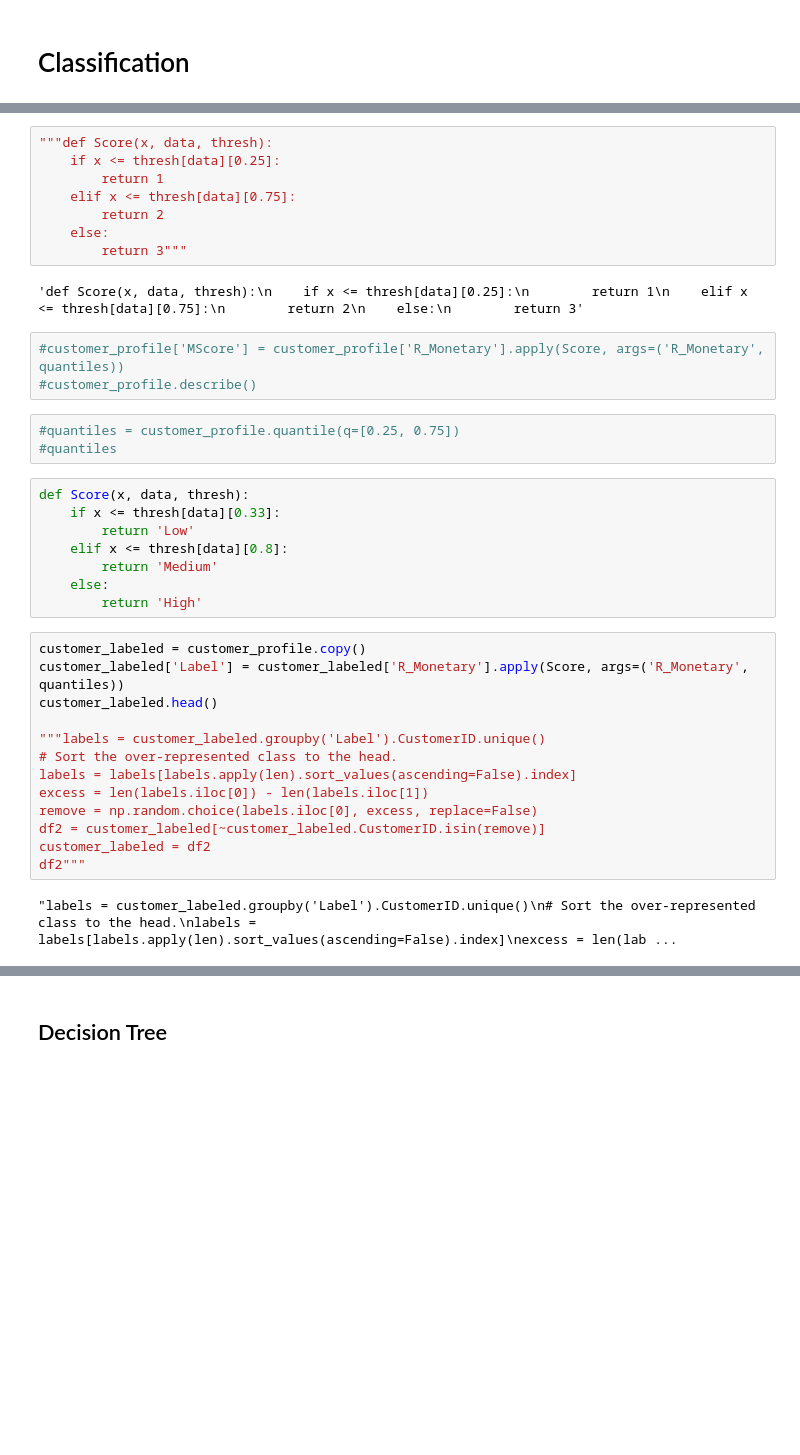
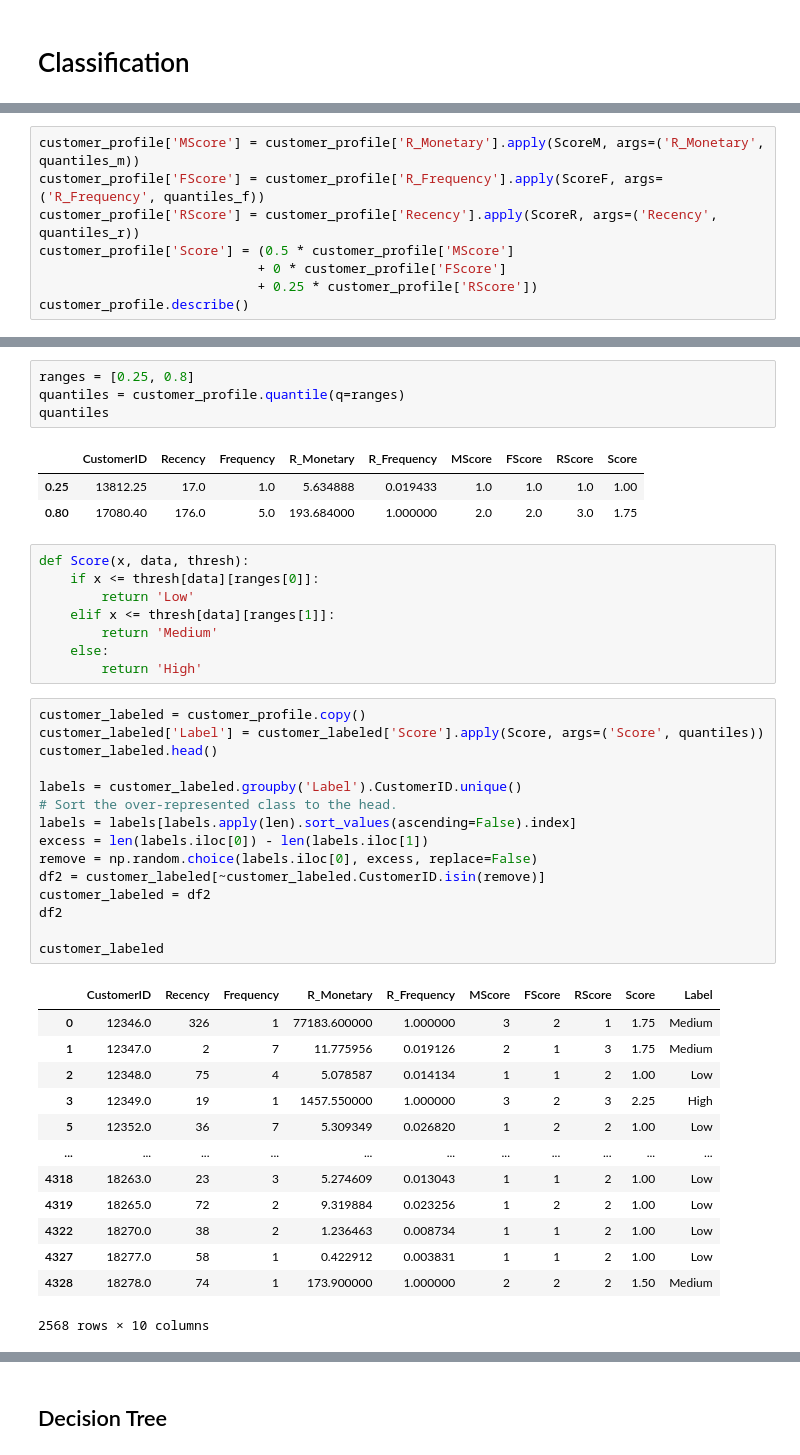
Before and after one commit to michelezoncheddu/data-mining-project, a Jupyter notebook: customers.ipynb, the cells around one changed output, grey strips where cells are left out. Cells and saved outputs as stored; diff of their text form; blank space fills up the shorter version.

```diff
--- a/customers.ipynb
+++ b/customers.ipynb
@@ -581,0 +623,8 @@ quantiles
+# %%
+customer_profile['MScore'] = customer_profile['R_Monetary'].apply(ScoreM, args=('R_Monetary', quantiles_m))
+customer_profile['FScore'] = customer_profile['R_Frequency'].apply(ScoreF, args=('R_Frequency', quantiles_f))
+customer_profile['RScore'] = customer_profile['Recency'].apply(ScoreR, args=('Recency', quantiles_r))
+customer_profile['Score'] = (0.5 * customer_profile['MScore']
+                            + 0 * customer_profile['FScore']
+                            + 0.25 * customer_profile['RScore'])
+customer_profile.describe()
@@ -582,42 +641,48 @@ quantiles
+# %%
+ranges = [0.25, 0.8]
+quantiles = customer_profile.quantile(q=ranges)
+quantiles
+# %% [output]
+|  | CustomerID | Recency | Frequency | R_Monetary | R_Frequency | MScore | FScore | RScore | Score |
+| 0.25 | 13812.25 | 17.0 | 1.0 | 5.634888 | 0.019433 | 1.0 | 1.0 | 1.0 | 1.00 |
+| 0.80 | 17080.40 | 176.0 | 5.0 | 193.684000 | 1.000000 | 2.0 | 2.0 | 3.0 | 1.75 |
 # %%
-"""def Score(x, data, thresh):
-    if x <= thresh[data][0.25]:
-        return 1
-    elif x <= thresh[data][0.75]:
-        return 2
+def Score(x, data, thresh):
+    if x <= thresh[data][ranges[0]]:
+        return 'Low'
+    elif x <= thresh[data][ranges[1]]:
+        return 'Medium'
     else:
-        return 3"""
+        return 'High'
-# %% [output]
-'def Score(x, data, thresh):\n    if x <= thresh[data][0.25]:\n        return 1\n    elif x <= thresh[data][0.75]:\n        return 2\n    else:\n        return 3'
-# %%
-#customer_profile['MScore'] = customer_profile['R_Monetary'].apply(Score, args=('R_Monetary', quantiles))
-#customer_profile.describe()
-# %%
-#quantiles = customer_profile.quantile(q=[0.25, 0.75])
-#quantiles
-# %%
-def Score(x, data, thresh):
-    if x <= thresh[data][0.33]:
-        return 'Low'
-    elif x <= thresh[data][0.8]:
-        return 'Medium'
-    else:
-        return 'High'
 # %%
 customer_labeled = customer_profile.copy()
-customer_labeled['Label'] = customer_labeled['R_Monetary'].apply(Score, args=('R_Monetary', quantiles))
+customer_labeled['Label'] = customer_labeled['Score'].apply(Score, args=('Score', quantiles))
 customer_labeled.head()
 
-"""labels = customer_labeled.groupby('Label').CustomerID.unique()
+labels = customer_labeled.groupby('Label').CustomerID.unique()
 # Sort the over-represented class to the head.
 labels = labels[labels.apply(len).sort_values(ascending=False).index]
 excess = len(labels.iloc[0]) - len(labels.iloc[1])
 remove = np.random.choice(labels.iloc[0], excess, replace=False)
 df2 = customer_labeled[~customer_labeled.CustomerID.isin(remove)]
 customer_labeled = df2
-df2"""
+df2
+
+customer_labeled
 # %% [output]
+|  | CustomerID | Recency | Frequency | R_Monetary | R_Frequency | MScore | FScore | RScore | Score | Label |
+| 0 | 12346.0 | 326 | 1 | 77183.600000 | 1.000000 | 3 | 2 | 1 | 1.75 | Medium |
+| 1 | 12347.0 | 2 | 7 | 11.775956 | 0.019126 | 2 | 1 | 3 | 1.75 | Medium |
+| 2 | 12348.0 | 75 | 4 | 5.078587 | 0.014134 | 1 | 1 | 2 | 1.00 | Low |
+| 3 | 12349.0 | 19 | 1 | 1457.550000 | 1.000000 | 3 | 2 | 3 | 2.25 | High |
+| 5 | 12352.0 | 36 | 7 | 5.309349 | 0.026820 | 1 | 2 | 2 | 1.00 | Low |
+| ... | ... | ... | ... | ... | ... | ... | ... | ... | ... | ... |
+| 4318 | 18263.0 | 23 | 3 | 5.274609 | 0.013043 | 1 | 1 | 2 | 1.00 | Low |
+| 4319 | 18265.0 | 72 | 2 | 9.319884 | 0.023256 | 1 | 2 | 2 | 1.00 | Low |
+| 4322 | 18270.0 | 38 | 2 | 1.236463 | 0.008734 | 1 | 1 | 2 | 1.00 | Low |
+| 4327 | 18277.0 | 58 | 1 | 0.422912 | 0.003831 | 1 | 1 | 2 | 1.00 | Low |
+| 4328 | 18278.0 | 74 | 1 | 173.900000 | 1.000000 | 2 | 2 | 2 | 1.50 | Medium |
-"labels = customer_labeled.groupby('Label').CustomerID.unique()\n# Sort the over-represented class to the head.\nlabels = labels[labels.apply(len).sort_values(ascending=False).index]\nexcess = len(lab ...
+2568 rows × 10 columns
 # %%
 # Function to discretize the variables
 # Input: the dataset and the list of variables' names to discretize
```
Also changed, not shown: parts of 20 cells of this notebook.
